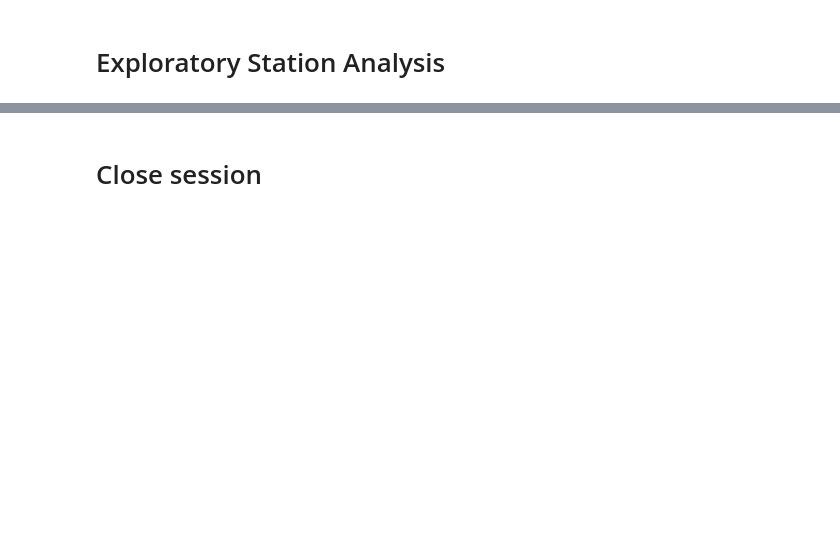
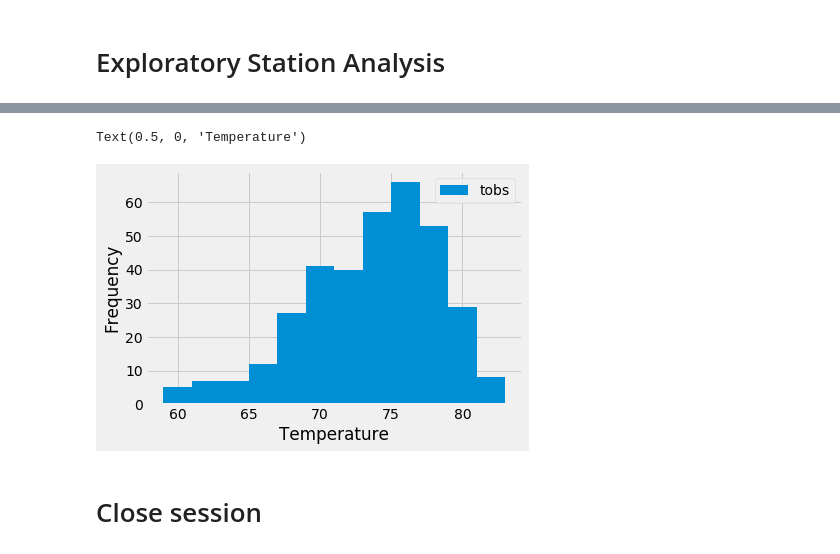
Before and after one commit to tylerhill122/sqlalchemy-challenge, a Jupyter notebook: climate_starter.ipynb, the cells around one changed output, grey strips where cells are left out. Cells and saved outputs as stored; diff of their text form; code cells hidden in the pictures; blank space fills up the shorter version.

Commit message:
Histogram complete

```diff
--- a/climate_starter.ipynb
+++ b/climate_starter.ipynb
@@ -65,7 +65,7 @@ print(recent_date)
 # %% [output]
 2017-08-23
 # %%
-recent_date_dt = dt.strptime(recent_date, "%Y-%m-%d")
+recent_date_dt = datetime.strptime(recent_date, "%Y-%m-%d")
 print(recent_date_dt)
 # %% [output]
 2017-08-23 00:00:00
@@ -122,3 +137,9 @@ fig = rainfall_df.plot(kind='line', fontsize=10, rot=45, legend=None, title='Haw
 # %%
 # Design a query to find the most active stations (i.e. what stations have the most rows?)
 # List the stations and the counts in descending order.
+
+f_count = func.count(Measurement.station)
+most_active = session.query(Measurement.station, f_count).\
+    group_by(Measurement.station).\
+    order_by(f_count.desc()).all()
+most_active
@@ -125,2 +156,10 @@ fig = rainfall_df.plot(kind='line', fontsize=10, rot=45, legend=None, title='Haw
 # %%
 # Using the most active station id from the previous query, calculate the lowest, highest, and average temperature.
+
+ma_station = most_active[0][0]
+hi_temp = func.max(Measurement.tobs)
+lo_temp = func.min(Measurement.tobs)
+av_temp = func.avg(Measurement.tobs)
+
+session.query(lo_temp, hi_temp, av_temp).\
+    filter(Measurement.station == ma_station).all()
@@ -127,3 +168,8 @@ fig = rainfall_df.plot(kind='line', fontsize=10, rot=45, legend=None, title='Haw
 # %%
 # Using the most active station id
 # Query the last 12 months of temperature observation data for this station and plot the results as a histogram
+year_temps = session.query(Measurement.tobs).\
+    order_by(Measurement.tobs).\
+    filter(Measurement.date >= time_delta).\
+    filter(Measurement.station == ma_station).all()
+year_temps
@@ -130,3 +194,10 @@ fig = rainfall_df.plot(kind='line', fontsize=10, rot=45, legend=None, title='Haw
+# %%
+year_temps_df = pd.DataFrame(year_temps)
+year_temps_df.plot.hist(bins = 12)
+plt.xlabel('Temperature')
+# %% [output]
+Text(0.5, 0, 'Temperature')
+[figure, added]
 # %% [markdown]
 # Close session
 # %%
```
Also changed, not shown: parts of 7 cells of this notebook.
